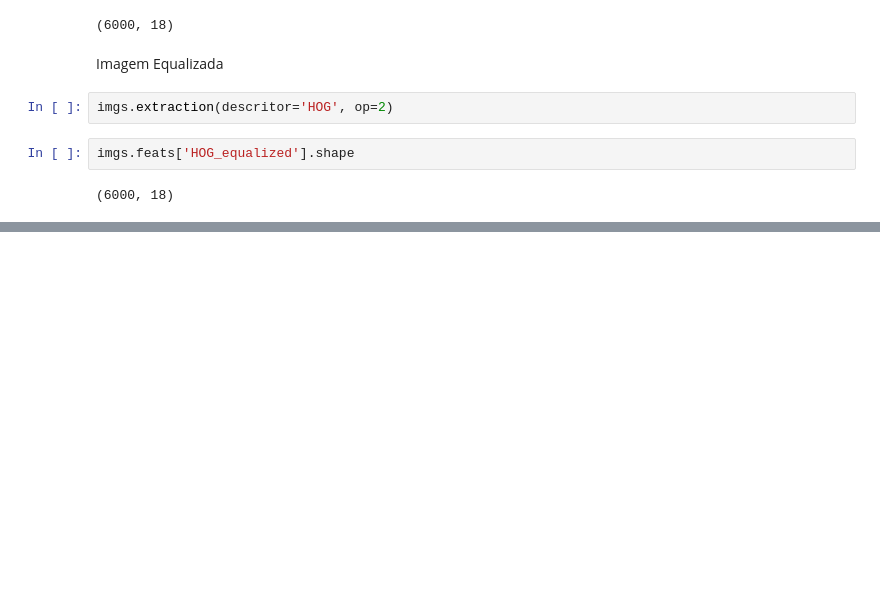
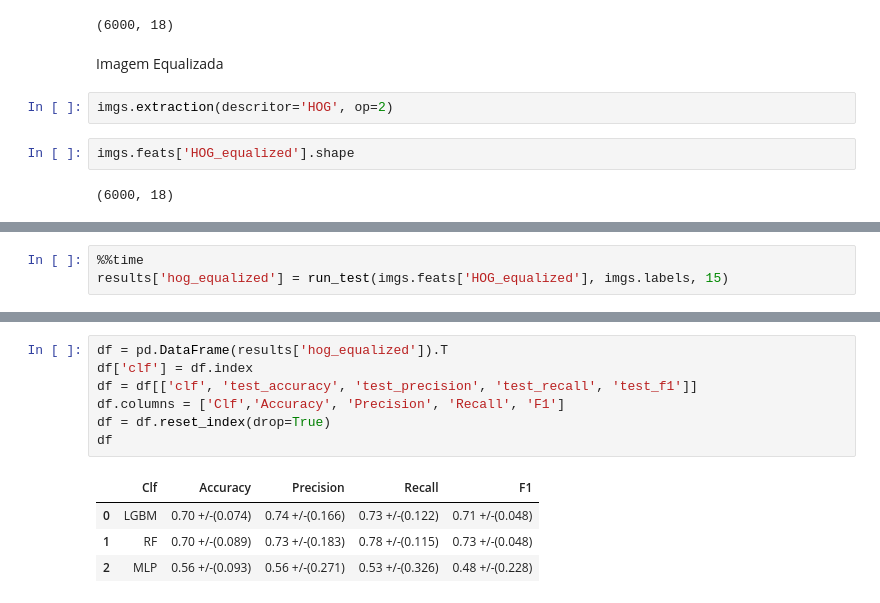
Before and after one commit to bianca-01/VarroaDetection, a Jupyter notebook: cross_validation/main.ipynb, the cells around one changed output, grey strips where cells are left out. Drawn from its saved outputs; the diff is of its cells as text; blank space fills up the shorter version.

```diff
--- a/cross_validation/main.ipynb
+++ b/cross_validation/main.ipynb
@@ -209,0 +375,3 @@ dict_keys(['GLCM_segmented_pca_3', 'GLCM_equalized_pca_3', 'HOG_segmented_pca_3'
+# %%
+%%time
+results['hog_equalized'] = run_test(imgs.feats['HOG_equalized'], imgs.labels, 15)
@@ -209,0 +396,12 @@ dict_keys(['GLCM_segmented_pca_3', 'GLCM_equalized_pca_3', 'HOG_segmented_pca_3'
+# %%
+df = pd.DataFrame(results['hog_equalized']).T
+df['clf'] = df.index
+df = df[['clf', 'test_accuracy', 'test_precision', 'test_recall', 'test_f1']]
+df.columns = ['Clf','Accuracy', 'Precision', 'Recall', 'F1']
+df = df.reset_index(drop=True)
+df
+# %% [output]
+|  | Clf | Accuracy | Precision | Recall | F1 |
+| 0 | LGBM | 0.70 +/-(0.074) | 0.74 +/-(0.166) | 0.73 +/-(0.122) | 0.71 +/-(0.048) |
+| 1 | RF | 0.70 +/-(0.089) | 0.73 +/-(0.183) | 0.78 +/-(0.115) | 0.73 +/-(0.048) |
+| 2 | MLP | 0.56 +/-(0.093) | 0.56 +/-(0.271) | 0.53 +/-(0.326) | 0.48 +/-(0.228) |
```
Also changed, not shown: parts of 24 cells of this notebook, 2 other files.
